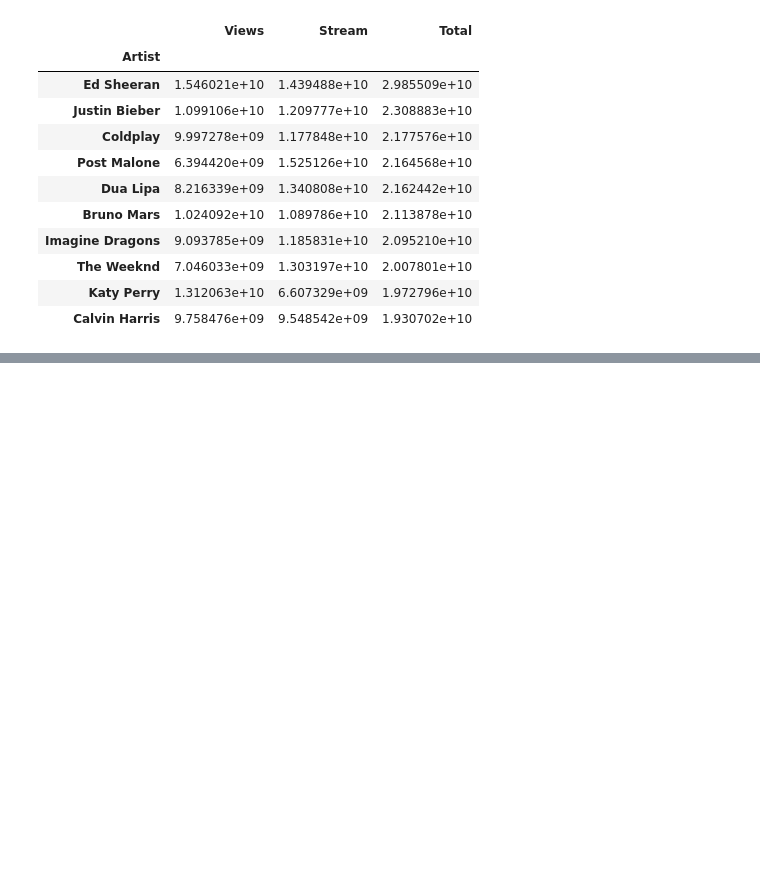
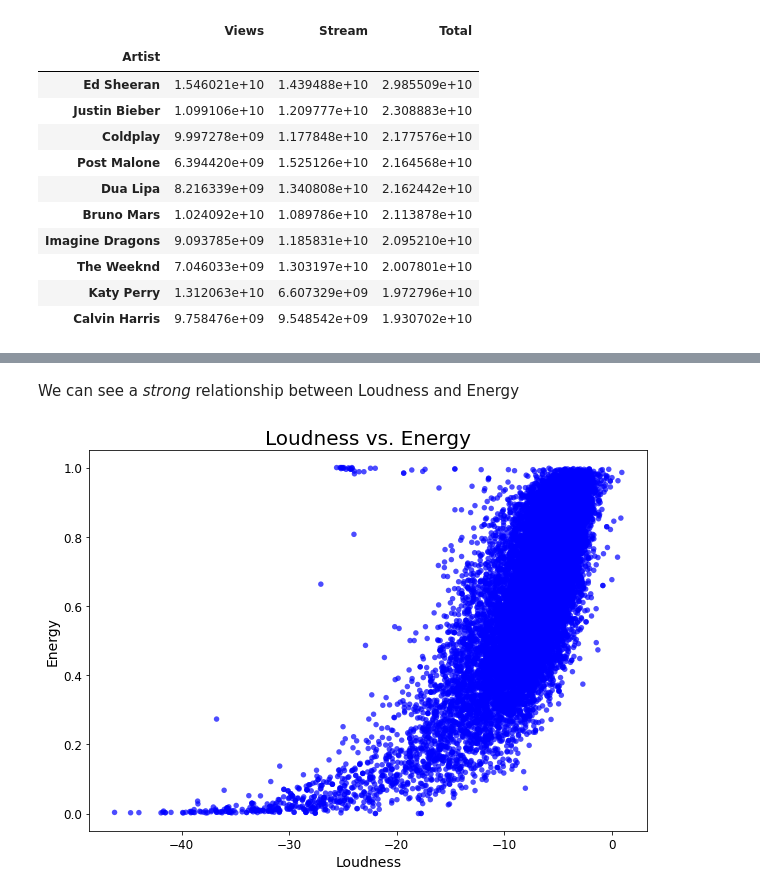
Before and after one commit to VictorRegueira/SongsStatistics, a Jupyter notebook: SongsStatistics/01 - Cleaning and first impressions.ipynb, the cells around one changed output, grey strips where cells are left out. Drawn from its saved outputs; the diff is of its cells as text; code cells hidden in the pictures; blank space fills up the shorter version.

Commit message:
Relationship between Loudness and Energy

```diff
--- a/SongsStatistics/01 - Cleaning and first impressions.ipynb
+++ b/SongsStatistics/01 - Cleaning and first impressions.ipynb
@@ -117,6 +117,6 @@ Index(['Artist', 'Track', 'Album', 'Album_type', 'Danceability', 'Energy',
 # %% [markdown]
 * As the variables **Stream (Spotify reproductions), Views (YouTube reproductions)** are crutial for the analysis, those observation with NAs in these elements will deleted from the dataset.
 # %%
-music_df=music_df.dropna(subset=['Stream','Views'])
+music_df=music_df.dropna(subset=['Stream','Views','Likes'])
 music_df.isnull().sum().sort_values(ascending=False)
 # %% [output]
@@ -194,3 +194,15 @@ sns.despine(left=True, bottom=True)
 plt.show()
 # %% [output]
 [figure]
+# %% [markdown]
+We can see a *strong* relationship between Loudness and Energy
+# %%
+plt.figure(figsize=(10,7))
+plt.scatter(music_df['Loudness'], music_df['Energy'], s=30, c='blue', alpha=0.7, edgecolors='none')
+plt.title('Loudness vs. Energy', fontsize=20)
+plt.xlabel('Loudness', fontsize=14)
+plt.ylabel('Energy', fontsize=14)
+plt.tick_params(axis='both', which='major', labelsize=12)
+plt.show()
+# %% [output]
+[figure, added]
```
Also changed, not shown: parts of 1 cell of this notebook.
